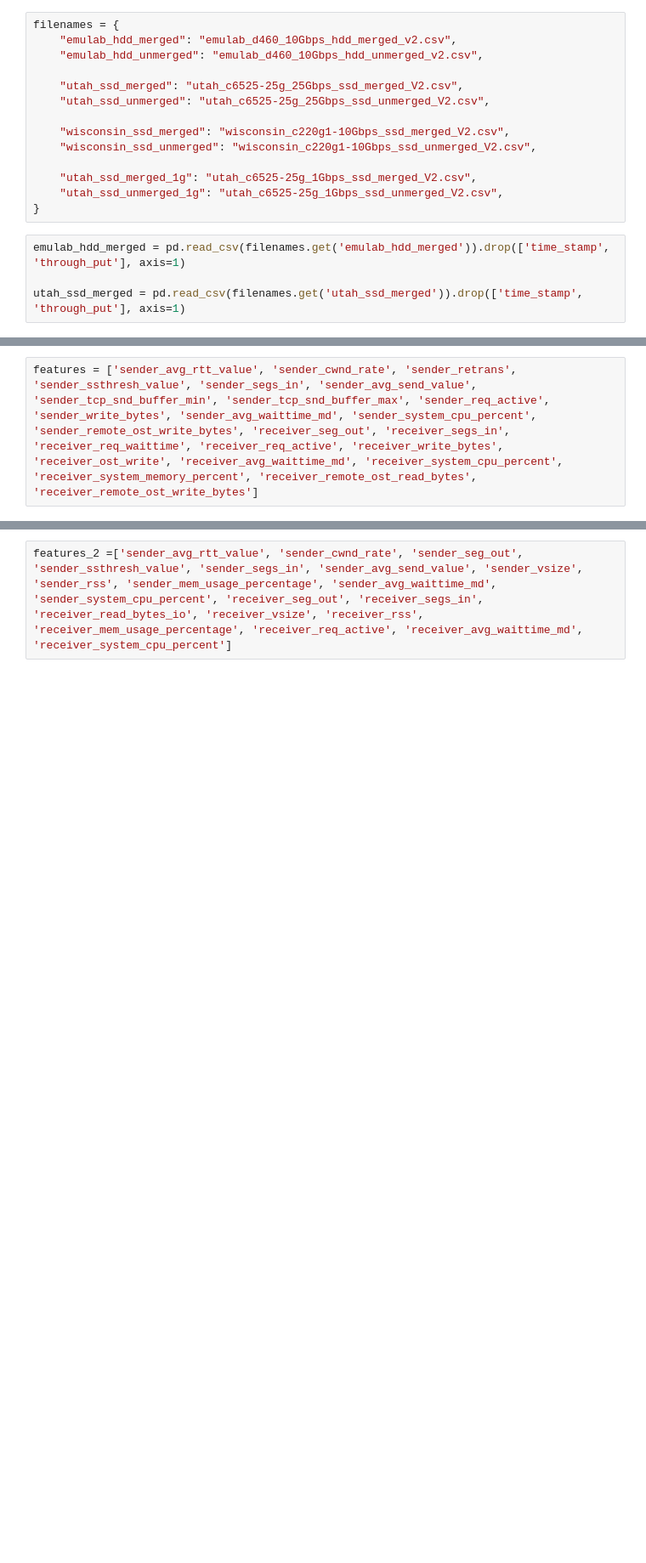
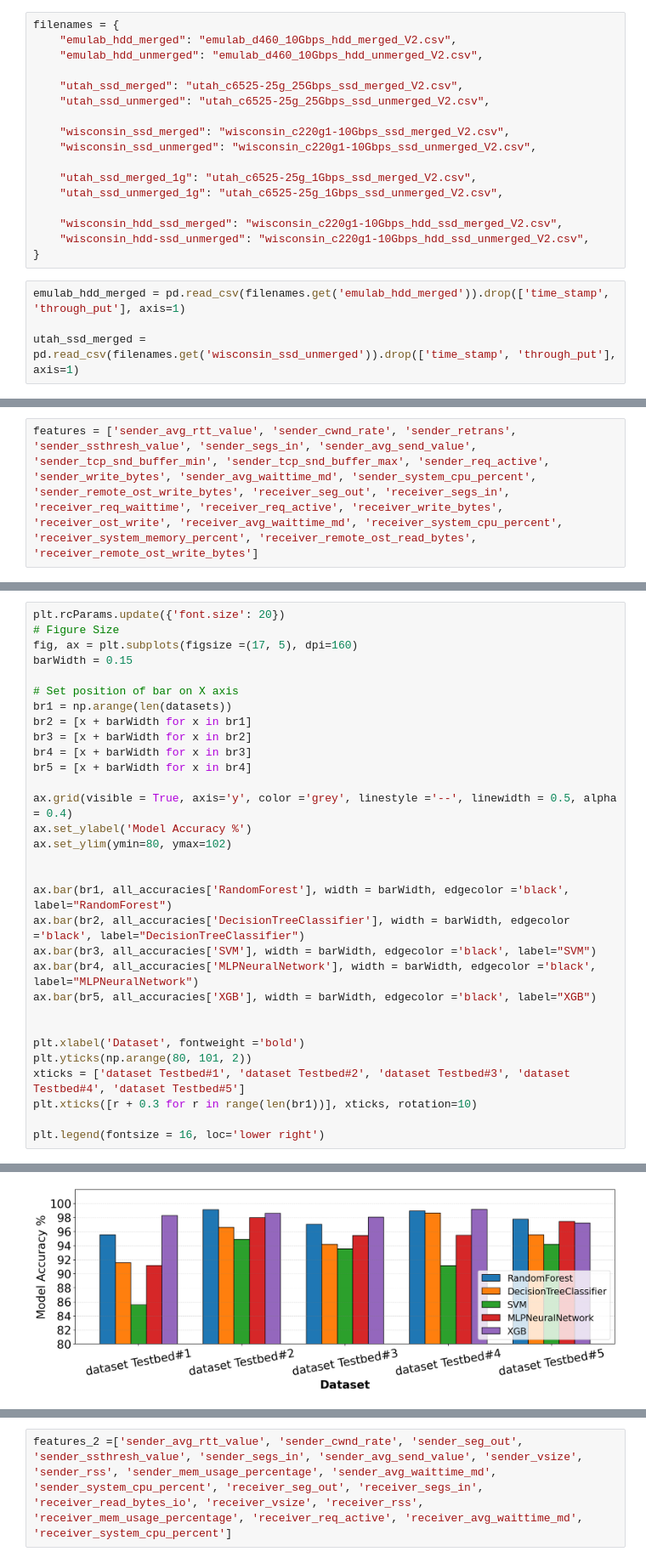
Before and after one commit to EhsanSaZ/BottleneckDetection, a Jupyter notebook: prototype/bottleneck_3.ipynb, the cells around one changed output, grey strips where cells are left out. Shown: that part at 85% size. Saved outputs shown, nothing was run; the diff lists cells and outputs as text; blank space fills up the shorter version.

```diff
--- a/prototype/bottleneck_3.ipynb
+++ b/prototype/bottleneck_3.ipynb
@@ -26,8 +27,8 @@ from sklearn.neighbors import KNeighborsClassifier
 from xgboost import XGBClassifier
 # %%
 filenames = {
-    "emulab_hdd_merged": "emulab_d460_10Gbps_hdd_merged_v2.csv",
-    "emulab_hdd_unmerged": "emulab_d460_10Gbps_hdd_unmerged_v2.csv",
+    "emulab_hdd_merged": "emulab_d460_10Gbps_hdd_merged_V2.csv",
+    "emulab_hdd_unmerged": "emulab_d460_10Gbps_hdd_unmerged_V2.csv",
 
     "utah_ssd_merged": "utah_c6525-25g_25Gbps_ssd_merged_V2.csv",
     "utah_ssd_unmerged": "utah_c6525-25g_25Gbps_ssd_unmerged_V2.csv",
@@ -37,9 +38,12 @@ filenames = {
 
     "utah_ssd_merged_1g": "utah_c6525-25g_1Gbps_ssd_merged_V2.csv",
     "utah_ssd_unmerged_1g": "utah_c6525-25g_1Gbps_ssd_unmerged_V2.csv",
+
+    "wisconsin_hdd_ssd_merged": "wisconsin_c220g1-10Gbps_hdd_ssd_merged_V2.csv",
+    "wisconsin_hdd-ssd_unmerged": "wisconsin_c220g1-10Gbps_hdd_ssd_unmerged_V2.csv",
 }
 # %%
 emulab_hdd_merged = pd.read_csv(filenames.get('emulab_hdd_merged')).drop(['time_stamp', 'through_put'], axis=1)
 
-utah_ssd_merged = pd.read_csv(filenames.get('utah_ssd_merged')).drop(['time_stamp', 'through_put'], axis=1)
+utah_ssd_merged = pd.read_csv(filenames.get('wisconsin_ssd_unmerged')).drop(['time_stamp', 'through_put'], axis=1)
 # %%
@@ -101,0 +193,32 @@ features = ['sender_avg_rtt_value', 'sender_cwnd_rate', 'sender_retrans', 'sende
+# %%
+plt.rcParams.update({'font.size': 20})
+# Figure Size
+fig, ax = plt.subplots(figsize =(17, 5), dpi=160)
+barWidth = 0.15
+
+# Set position of bar on X axis
+br1 = np.arange(len(datasets))
+br2 = [x + barWidth for x in br1]
+br3 = [x + barWidth for x in br2]
+br4 = [x + barWidth for x in br3]
+br5 = [x + barWidth for x in br4]
+
+ax.grid(visible = True, axis='y', color ='grey', linestyle ='--', linewidth = 0.5, alpha = 0.4)
+ax.set_ylabel('Model Accuracy %')
+ax.set_ylim(ymin=80, ymax=102)
+
+
+ax.bar(br1, all_accuracies['RandomForest'], width = barWidth, edgecolor ='black', label="RandomForest")
+ax.bar(br2, all_accuracies['DecisionTreeClassifier'], width = barWidth, edgecolor ='black', label="DecisionTreeClassifier")
+ax.bar(br3, all_accuracies['SVM'], width = barWidth, edgecolor ='black', label="SVM")
+ax.bar(br4, all_accuracies['MLPNeuralNetwork'], width = barWidth, edgecolor ='black', label="MLPNeuralNetwork")
+ax.bar(br5, all_accuracies['XGB'], width = barWidth, edgecolor ='black', label="XGB")
+
+
+plt.xlabel('Dataset', fontweight ='bold')
+plt.yticks(np.arange(80, 101, 2))
+xticks = ['dataset Testbed#1', 'dataset Testbed#2', 'dataset Testbed#3', 'dataset Testbed#4', 'dataset Testbed#5']
+plt.xticks([r + 0.3 for r in range(len(br1))], xticks, rotation=10)
+
+plt.legend(fontsize = 16, loc='lower right')
+# %% [output]
@@ -101,0 +226 @@ features = ['sender_avg_rtt_value', 'sender_cwnd_rate', 'sender_retrans', 'sende
+[figure, added]
```
Also changed, not shown: parts of 44 cells of this notebook.
